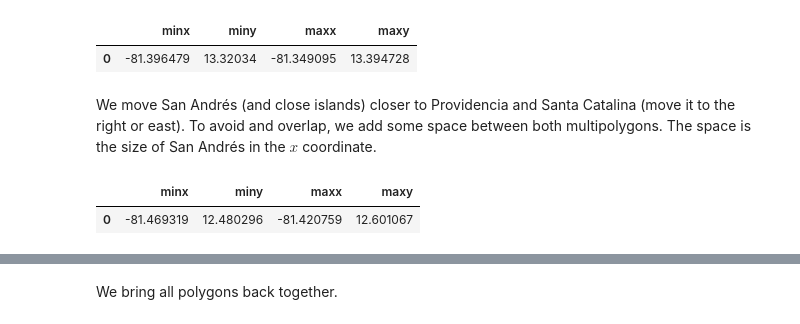
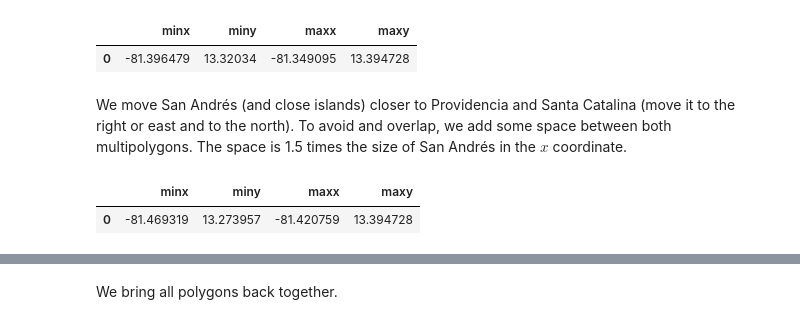
Before and after one commit to jacasta2/colombian_map, a Jupyter notebook: new_topojson_map/create_map.ipynb, the cells around one changed output, grey strips where cells are left out. Cells and saved outputs as stored; diff of their text form; code cells hidden in the pictures.

```diff
--- a/new_topojson_map/create_map.ipynb
+++ b/new_topojson_map/create_map.ipynb
@@ -314,25 +311,30 @@ san_andres_r.bounds
 |  | minx | miny | maxx | maxy |
 | 0 | -81.735621 | 12.480296 | -81.687061 | 12.601067 |
 # %%
-santa_catalina_r = Polygon()
-santa_catalina_r = santa_catalina_r.union(polygon_list[4]).union(polygon_list[5])
-santa_catalina_r.bounds
+providencia_r = Polygon()
+providencia_r = providencia_r.union(polygon_list[4]).union(polygon_list[5])
+providencia_r.bounds
 # %% [output]
 |  | minx | miny | maxx | maxy |
 | 0 | -81.396479 | 13.32034 | -81.349095 | 13.394728 |
 # %% [markdown]
-We move San Andrés (and close islands) closer to Providencia and Santa Catalina (move it to the right or east). To avoid and overlap, we add some space between both multipolygons. The space is the size of San Andrés in the $x$ coordinate.
+We move San Andrés (and close islands) closer to Providencia and Santa Catalina (move it to the right or east and to the north). To avoid and overlap, we add some space between both multipolygons. The space is 1.5 times the size of San Andrés in the $x$ coordinate.
 # %%
 space = (polygon_list[2].bounds['minx']*-1)-(polygon_list[2].bounds['maxx']*-1)
+space = space.values[0]*1.5
 
 san_andres_x = san_andres_r.bounds['minx']
-ref_x = santa_catalina_r.bounds['minx']
+ref_x = providencia_r.bounds['minx']
+x_offset = (san_andres_x - ref_x)*-1
+x_offset = x_offset.values[0] - space
 
-x_offset = (san_andres_x - ref_x)*-1 - space*1.5
-x_offset = x_offset.values[0]
+san_andres_y = san_andres_r.bounds['maxy']
+ref_y = providencia_r.bounds['maxy']
+y_offset = (ref_y - san_andres_y)
+y_offset = y_offset.values[0]
 
-san_andres_r = san_andres_r.translate(xoff = x_offset)
+san_andres_r = san_andres_r.translate(xoff = x_offset, yoff = y_offset)
 san_andres_r.bounds
 # %% [output]
 |  | minx | miny | maxx | maxy |
-| 0 | -81.469319 | 12.480296 | -81.420759 | 12.601067 |
+| 0 | -81.469319 | 13.273957 | -81.420759 | 13.394728 |
```
Also changed, not shown: parts of 20 cells of this notebook, 9 other files.
